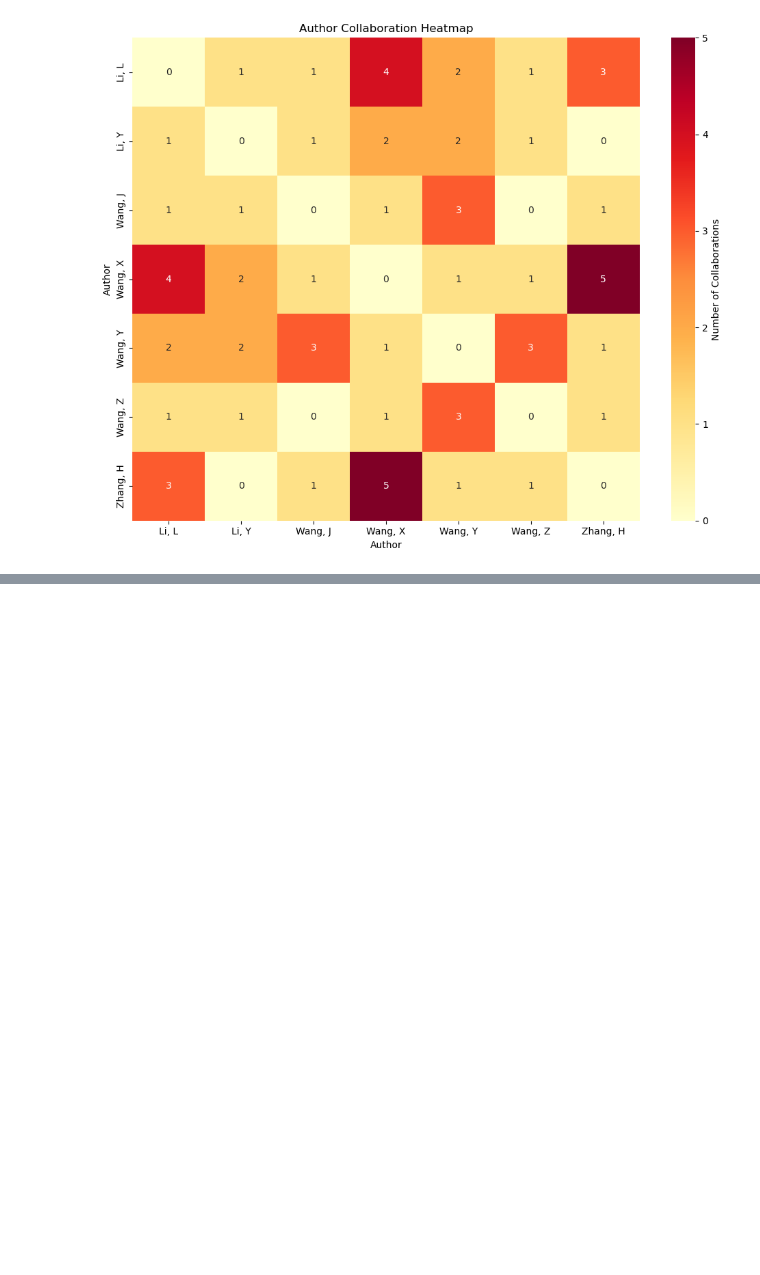
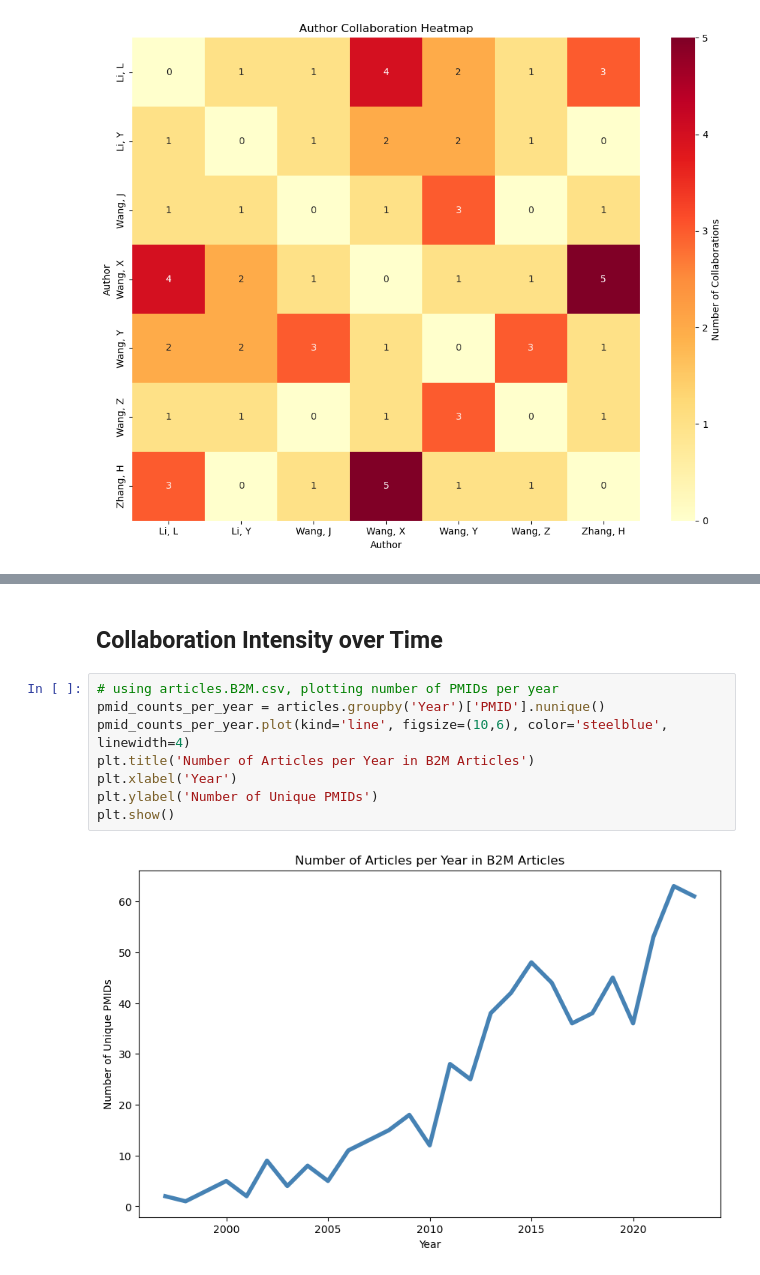
Before and after one commit to LillWawrence/consulting_skills_exam, a Jupyter notebook: will.ipynb, the cells around one changed output, grey strips where cells are left out. Saved outputs shown, nothing was run; the diff lists cells and outputs as text; blank space fills up the shorter version.

Commit message:
Added line graphs for number of articles published over time, and average number of authors per paper over time.

```diff
--- a/will.ipynb
+++ b/will.ipynb
@@ -485,3 +483,15 @@ plt.tight_layout()
 plt.show()
 # %% [output]
 [figure]
+# %% [markdown]
+## Collaboration Intensity over Time
+# %%
+# using articles.B2M.csv, plotting number of PMIDs per year
+pmid_counts_per_year = articles.groupby('Year')['PMID'].nunique()
+pmid_counts_per_year.plot(kind='line', figsize=(10,6), color='steelblue', linewidth=4)
+plt.title('Number of Articles per Year in B2M Articles')
+plt.xlabel('Year')
+plt.ylabel('Number of Unique PMIDs')
+plt.show()
+# %% [output]
+[figure, added]
```
Also changed, not shown: parts of 5 cells of this notebook.
